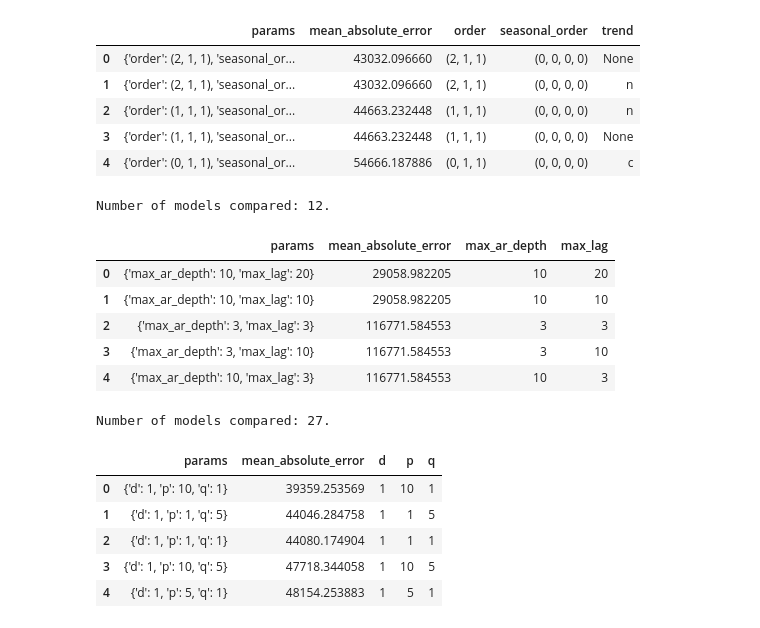
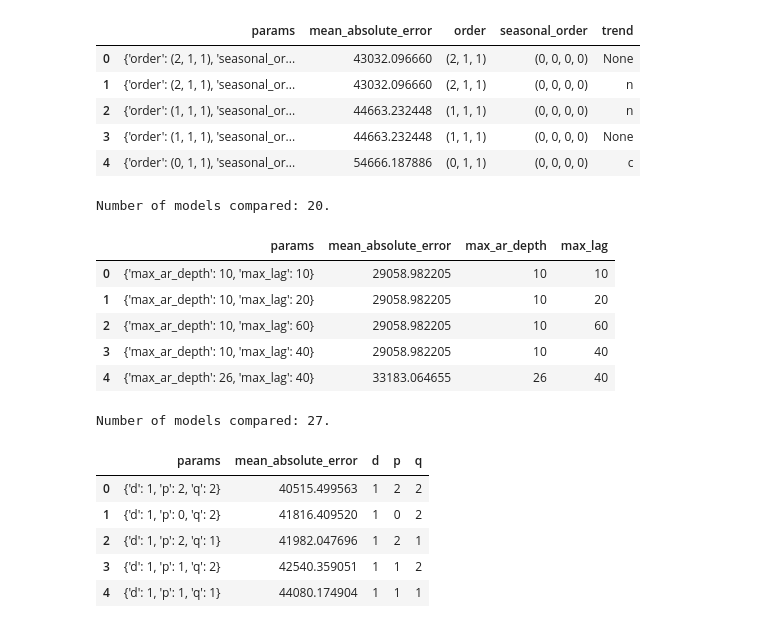
Before and after one commit to skforecast/skforecast, a Jupyter notebook: dev/ForecasterStats.ipynb, the cells around one changed output. Saved outputs shown, nothing was run; the diff lists cells and outputs as text; code cells hidden in the pictures.

```diff
--- a/dev/ForecasterStats.ipynb
+++ b/dev/ForecasterStats.ipynb
@@ -404,8 +404,8 @@ forecaster = ForecasterStats(
              )
 
 param_grid = {
-    'max_ar_depth': [3, 10, 50, 100],
-    'max_lag': [3, 10, 20]
+    'max_ar_depth': [3, 10, 26, 50],
+    'max_lag': [3, 10, 20, 40, 60]
 }
 
 cv = TimeSeriesFold(
@@ -426,48 +426,48 @@ resultados_grid = grid_search_stats(
                )
 resultados_grid.head(5)
 # %% [output]
-Number of models compared: 12.
+Number of models compared: 20.
 |  | params | mean_absolute_error | max_ar_depth | max_lag |
-| 0 | {'max_ar_depth': 10, 'max_lag': 20} | 29058.982205 | 10 | 20 |
-| 1 | {'max_ar_depth': 10, 'max_lag': 10} | 29058.982205 | 10 | 10 |
-| 2 | {'max_ar_depth': 3, 'max_lag': 3} | 116771.584553 | 3 | 3 |
-| 3 | {'max_ar_depth': 3, 'max_lag': 10} | 116771.584553 | 3 | 10 |
-| 4 | {'max_ar_depth': 10, 'max_lag': 3} | 116771.584553 | 10 | 3 |
+| 0 | {'max_ar_depth': 10, 'max_lag': 10} | 29058.982205 | 10 | 10 |
+| 1 | {'max_ar_depth': 10, 'max_lag': 20} | 29058.982205 | 10 | 20 |
+| 2 | {'max_ar_depth': 10, 'max_lag': 60} | 29058.982205 | 10 | 60 |
+| 3 | {'max_ar_depth': 10, 'max_lag': 40} | 29058.982205 | 10 | 40 |
+| 4 | {'max_ar_depth': 26, 'max_lag': 40} | 33183.064655 | 26 | 40 |
 # %%
 # Grid search ARIMA aeon
 # ==============================================================================
 forecaster = ForecasterStats(
                  regressor=ARIMA(p=12, d=1, q=1, iterations=1000)
              )
 
 param_grid = {
-    'p': [1,5,10],
-    'd': [1,2,3],
-    'q': [1,5,10]
+    'p': [0, 1, 2],
+    'd': [0, 1, 2],
+    'q': [0, 1, 2]
 }
 
 cv = TimeSeriesFold(
         steps              = 12,
         initial_train_size = len(data_train),
         refit              = True,
         fixed_train_size   = False,
     )
 
 resultados_grid = grid_search_stats(
                    forecaster            = forecaster,
                    y                     = data.loc[:end_val, 'y'],
                    cv                    = cv,
                    param_grid            = param_grid,
                    metric                = 'mean_absolute_error',
                    return_best           = False,
                    suppress_warnings_fit = True,
                )
 resultados_grid.head(5)
 # %% [output]
 Number of models compared: 27.
 |  | params | mean_absolute_error | d | p | q |
-| 0 | {'d': 1, 'p': 10, 'q': 1} | 39359.253569 | 1 | 10 | 1 |
-| 1 | {'d': 1, 'p': 1, 'q': 5} | 44046.284758 | 1 | 1 | 5 |
-| 2 | {'d': 1, 'p': 1, 'q': 1} | 44080.174904 | 1 | 1 | 1 |
-| 3 | {'d': 1, 'p': 10, 'q': 5} | 47718.344058 | 1 | 10 | 5 |
-| 4 | {'d': 1, 'p': 5, 'q': 1} | 48154.253883 | 1 | 5 | 1 |
+| 0 | {'d': 1, 'p': 2, 'q': 2} | 40515.499563 | 1 | 2 | 2 |
+| 1 | {'d': 1, 'p': 0, 'q': 2} | 41816.409520 | 1 | 0 | 2 |
+| 2 | {'d': 1, 'p': 2, 'q': 1} | 41982.047696 | 1 | 2 | 1 |
+| 3 | {'d': 1, 'p': 1, 'q': 2} | 42540.359051 | 1 | 1 | 2 |
+| 4 | {'d': 1, 'p': 1, 'q': 1} | 44080.174904 | 1 | 1 | 1 |
```
Also changed, not shown: parts of 5 cells of this notebook.
